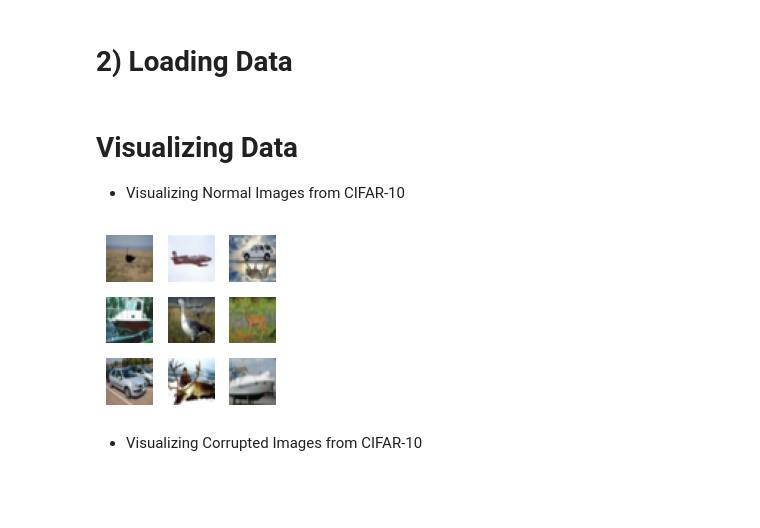
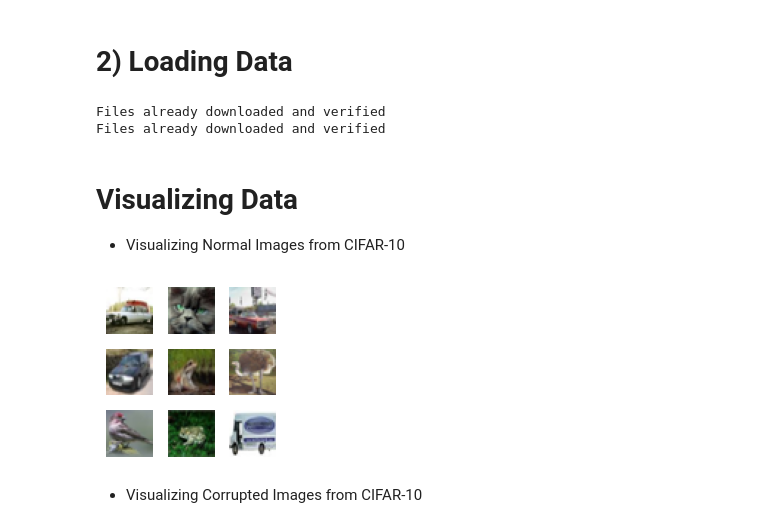
Before and after one commit to hasan5352/Transformer-Thesis, a Jupyter notebook: ViT.ipynb, the cells around one changed output. Cells and saved outputs as stored; diff of their text form; code cells hidden in the pictures; blank space fills up the shorter version.

```diff
--- a/ViT.ipynb
+++ b/ViT.ipynb
@@ -17,31 +21,37 @@ import matplotlib.pyplot as plt
 # config device
 device = "cuda" if torch.cuda.is_available() else "cpu"
 
-# setting seed
-torch.cuda.manual_seed(22)
-random.seed(22)
-torch.manual_seed(22)
+# load corrupted data and corresponding labels
+normal_data_root, corrupt_data_path = "./cifar_data", "CIFAR-10-C.tar",
+corrupt_types = ["gaussian_noise", "motion_blur", "jpeg_compression", "shot_noise", "brightness"]
+means, stds = torch.tensor([0.4914, 0.4822, 0.4465]), torch.tensor([0.247, 0.243, 0.261])
+transform = T.Compose([T.ToTensor(), T.Normalize(means, stds)])
 
-# load data
-train_data = datasets.CIFAR10(root="./cifar_data", train=True)
-test_data = datasets.CIFAR10(root="./cifar_data", train=False)
+normal_data, corrupt_data = load_CIFAR10(normal_data_root, corrupt_data_path,  transform, corrupt_types, device)
+# %% [output]
+Files already downloaded and verified
+Files already downloaded and verified
 # %% [markdown]
 # Visualizing Data
 
 - Visualizing Normal Images from CIFAR-10
 # %%
-imgs_to_display = [random.randint(0, len(train_data)-1) for i in range(9)]
+imgs_to_display = [random.randint(0, len(normal_data['train'])-1) for i in range(9)]
 fig, axes = plt.subplots(3, 3, figsize=(2, 2))
 axes = axes.flatten()
+inv_normalize = T.Normalize(
+    mean=[-m/s for m, s in zip((0.4914, 0.4822, 0.4465), (0.247, 0.243, 0.261))],
+    std=[1/s for s in (0.247, 0.243, 0.261)]
+)
 for i in range(9):
-    img, label = train_data[imgs_to_display[i]]
-    img = img
+    img, label = normal_data['train'][imgs_to_display[i]]
+    img = inv_normalize(img).permute(1, 2, 0).numpy()
     axes[i].imshow(img)
     axes[i].axis("off")
 
 plt.tight_layout()
 plt.show()
 # %% [output]
-[figure, old version]
+[figure, new version]
 # %% [markdown]
 - Visualizing Corrupted Images from CIFAR-10
```
Also changed, not shown: parts of 5 cells of this notebook, 5 other files.
